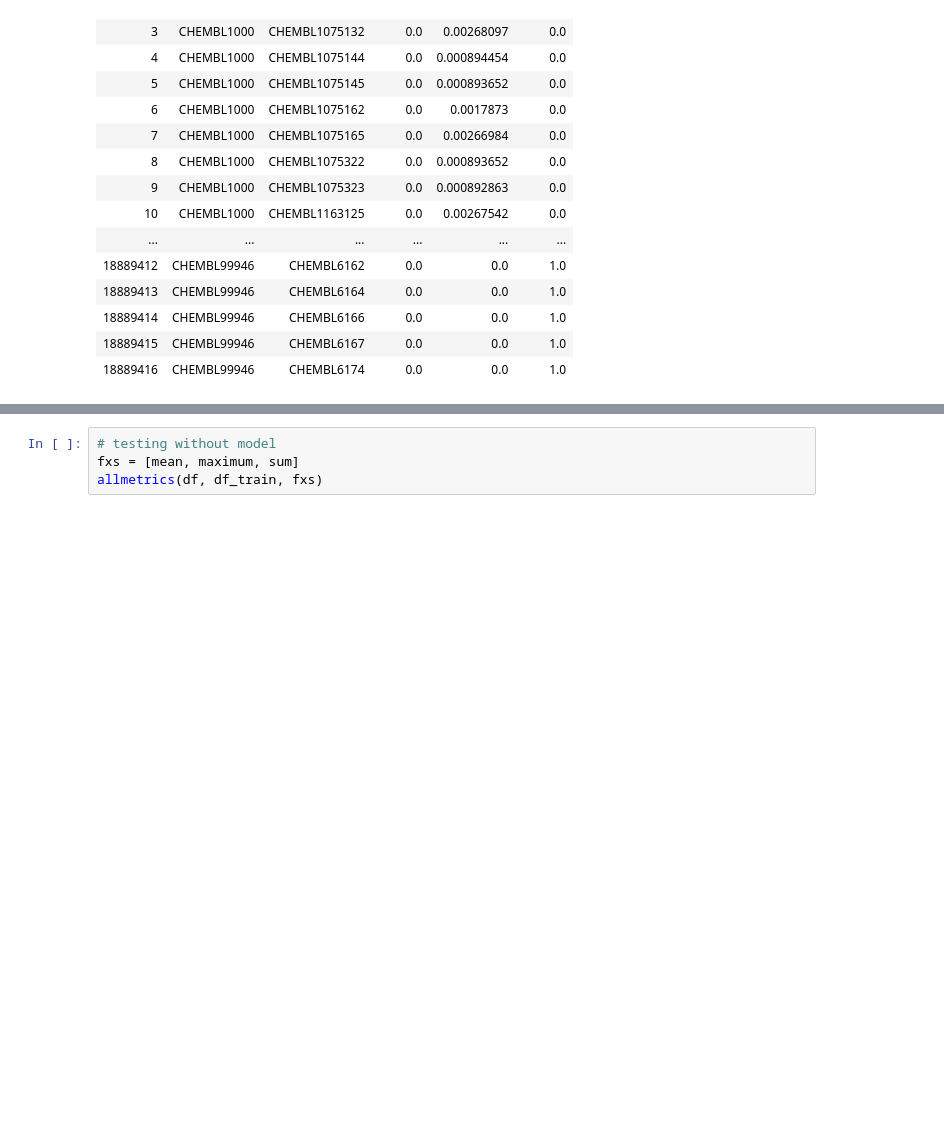
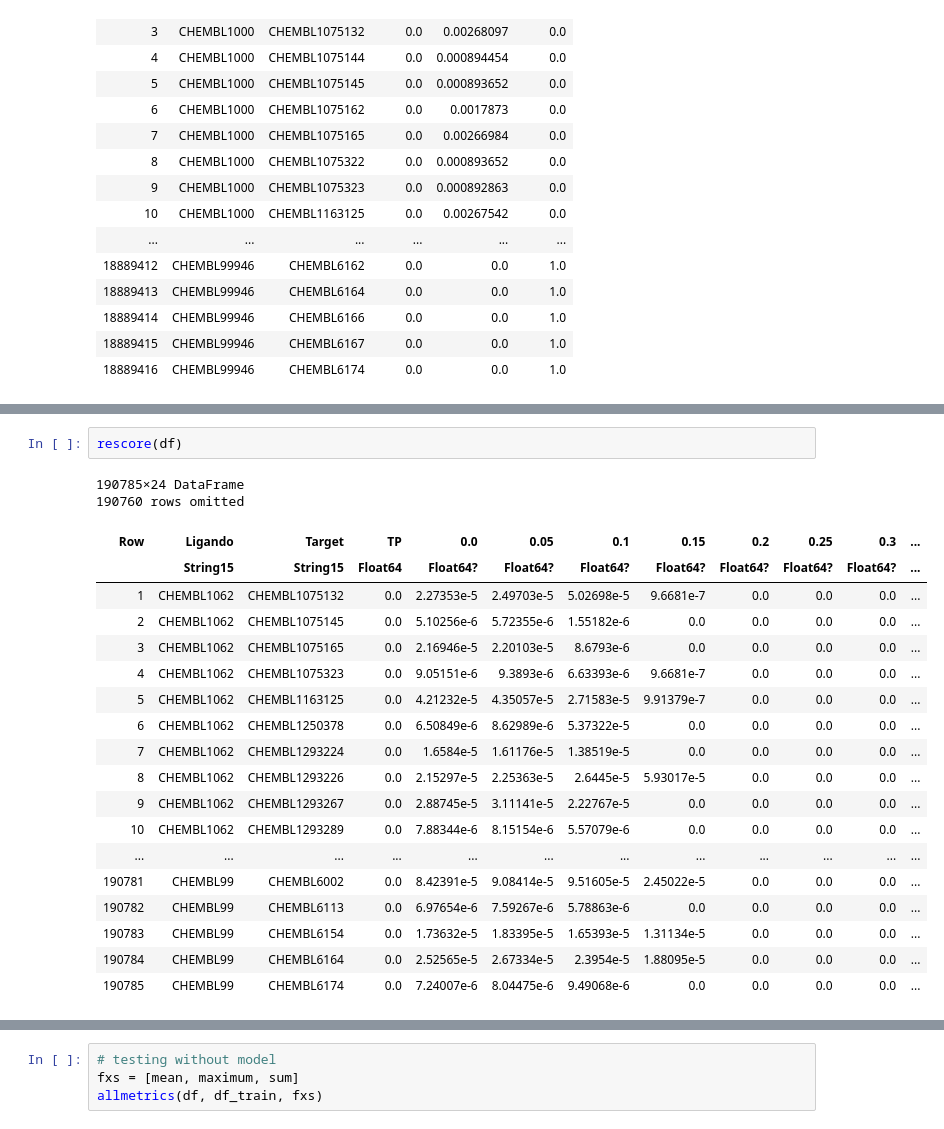
Before and after one commit to fnmelo/Bioinf_2, a Jupyter notebook: simspread_timesplit_predictions_optimization.ipynb, the cells around one changed output, grey strips where cells are left out. Saved outputs shown, nothing was run; the diff lists cells and outputs as text; blank space fills up the shorter version.

```diff
--- a/simspread_timesplit_predictions_optimization.ipynb
+++ b/simspread_timesplit_predictions_optimization.ipynb
@@ -687,0 +1983,23 @@ df_train = open_csv(path_train)
+# %%
+rescore(df)
+# %% [output]
+190785×24 DataFrame
+190760 rows omitted
+| Row | Ligando | Target | TP | 0.0 | 0.05 | 0.1 | 0.15 | 0.2 | 0.25 | 0.3 | ... |
+|  | String15 | String15 | Float64 | Float64? | Float64? | Float64? | Float64? | Float64? | Float64? | Float64? | ... |
+| 1 | CHEMBL1062 | CHEMBL1075132 | 0.0 | 2.27353e-5 | 2.49703e-5 | 5.02698e-5 | 9.6681e-7 | 0.0 | 0.0 | 0.0 | ... |
+| 2 | CHEMBL1062 | CHEMBL1075145 | 0.0 | 5.10256e-6 | 5.72355e-6 | 1.55182e-6 | 0.0 | 0.0 | 0.0 | 0.0 | ... |
+| 3 | CHEMBL1062 | CHEMBL1075165 | 0.0 | 2.16946e-5 | 2.20103e-5 | 8.6793e-6 | 0.0 | 0.0 | 0.0 | 0.0 | ... |
+| 4 | CHEMBL1062 | CHEMBL1075323 | 0.0 | 9.05151e-6 | 9.3893e-6 | 6.63393e-6 | 9.6681e-7 | 0.0 | 0.0 | 0.0 | ... |
+| 5 | CHEMBL1062 | CHEMBL1163125 | 0.0 | 4.21232e-5 | 4.35057e-5 | 2.71583e-5 | 9.91379e-7 | 0.0 | 0.0 | 0.0 | ... |
+| 6 | CHEMBL1062 | CHEMBL1250378 | 0.0 | 6.50849e-6 | 8.62989e-6 | 5.37322e-5 | 0.0 | 0.0 | 0.0 | 0.0 | ... |
+| 7 | CHEMBL1062 | CHEMBL1293224 | 0.0 | 1.6584e-5 | 1.61176e-5 | 1.38519e-5 | 0.0 | 0.0 | 0.0 | 0.0 | ... |
+| 8 | CHEMBL1062 | CHEMBL1293226 | 0.0 | 2.15297e-5 | 2.25363e-5 | 2.6445e-5 | 5.93017e-5 | 0.0 | 0.0 | 0.0 | ... |
+| 9 | CHEMBL1062 | CHEMBL1293267 | 0.0 | 2.88745e-5 | 3.11141e-5 | 2.22767e-5 | 0.0 | 0.0 | 0.0 | 0.0 | ... |
+| 10 | CHEMBL1062 | CHEMBL1293289 | 0.0 | 7.88344e-6 | 8.15154e-6 | 5.57079e-6 | 0.0 | 0.0 | 0.0 | 0.0 | ... |
+| ... | ... | ... | ... | ... | ... | ... | ... | ... | ... | ... | ... |
+| 190781 | CHEMBL99 | CHEMBL6002 | 0.0 | 8.42391e-5 | 9.08414e-5 | 9.51605e-5 | 2.45022e-5 | 0.0 | 0.0 | 0.0 | ... |
+| 190782 | CHEMBL99 | CHEMBL6113 | 0.0 | 6.97654e-6 | 7.59267e-6 | 5.78863e-6 | 0.0 | 0.0 | 0.0 | 0.0 | ... |
+| 190783 | CHEMBL99 | CHEMBL6154 | 0.0 | 1.73632e-5 | 1.83395e-5 | 1.65393e-5 | 1.31134e-5 | 0.0 | 0.0 | 0.0 | ... |
+| 190784 | CHEMBL99 | CHEMBL6164 | 0.0 | 2.52565e-5 | 2.67334e-5 | 2.3954e-5 | 1.88095e-5 | 0.0 | 0.0 | 0.0 | ... |
+| 190785 | CHEMBL99 | CHEMBL6174 | 0.0 | 7.24007e-6 | 8.04475e-6 | 9.49068e-6 | 0.0 | 0.0 | 0.0 | 0.0 | ... |
```
Also changed, not shown: parts of 111 cells of this notebook.
